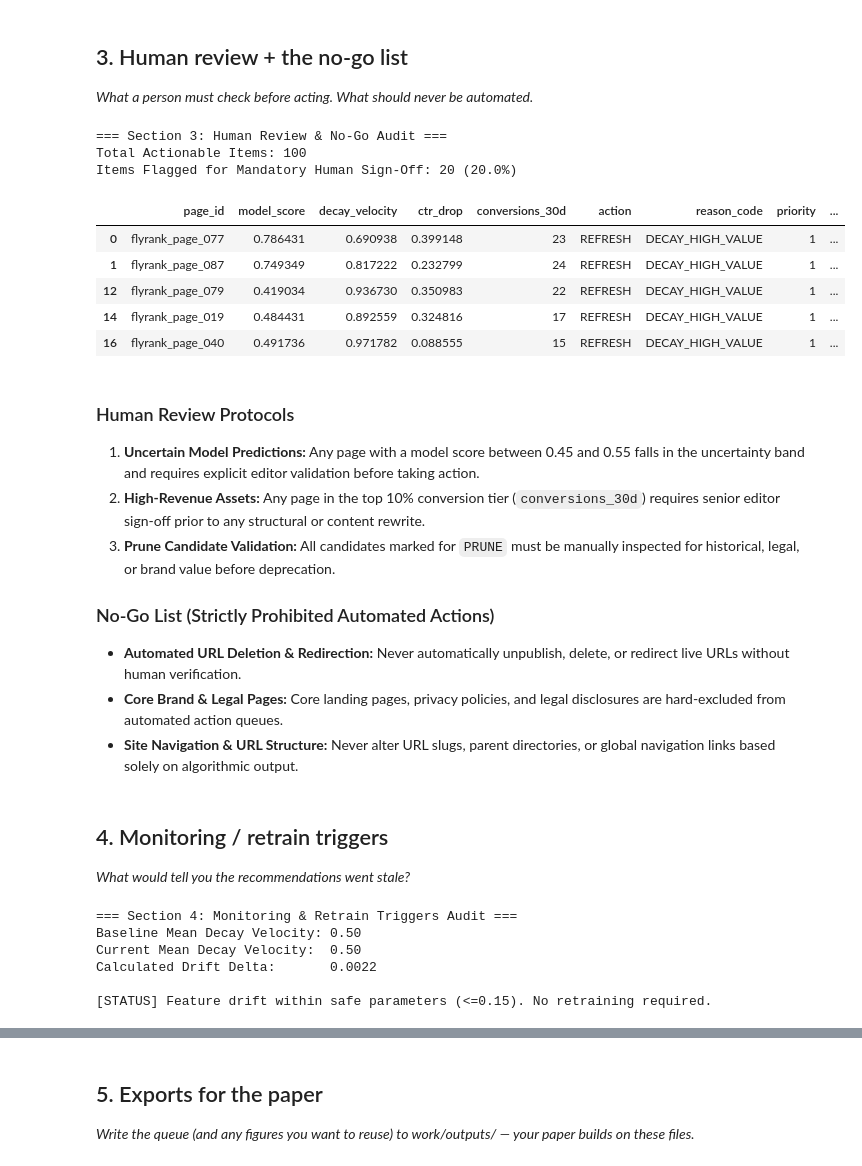
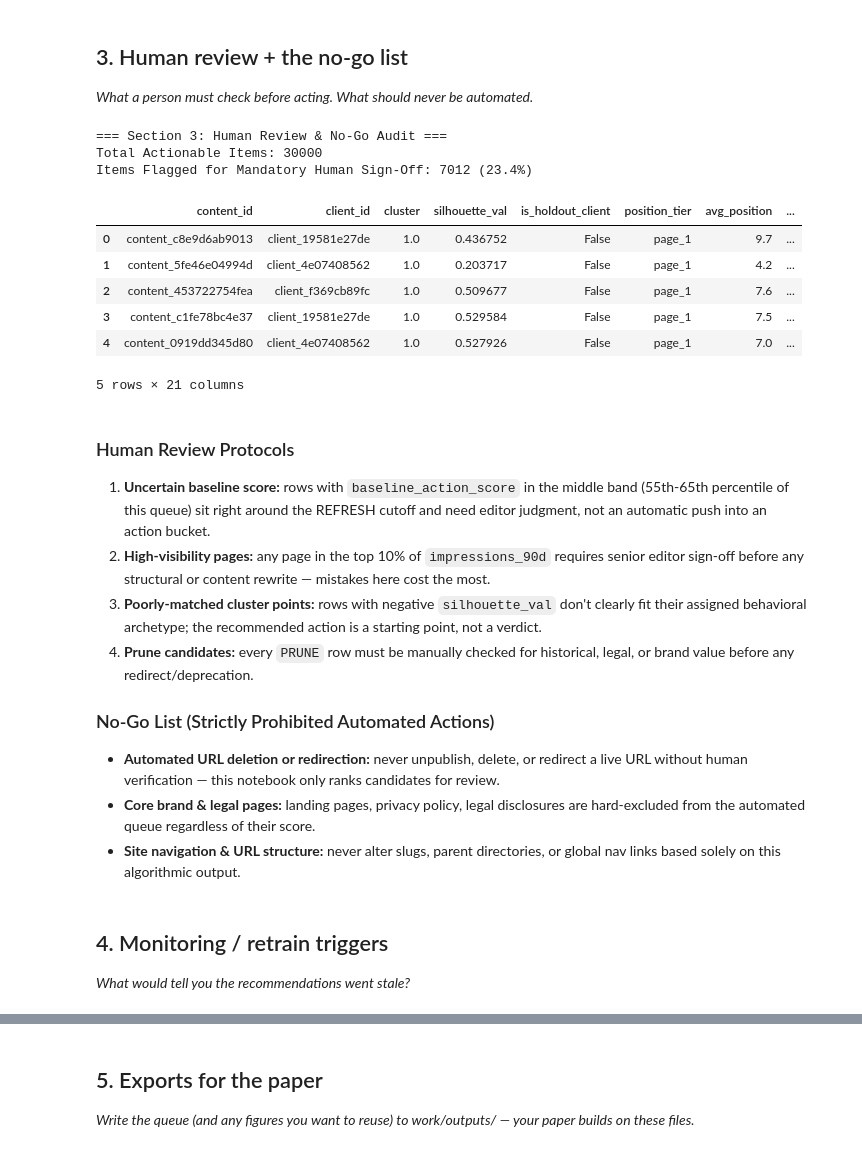
Before and after one commit to yumna-09/FlyRank-ML-Internship, a Jupyter notebook: work/notebooks/w07_action_playbook.ipynb, the cells around one changed output, grey strips where cells are left out. Drawn from its saved outputs; the diff is of its cells as text; code cells hidden in the pictures.

```diff
--- a/work/notebooks/w07_action_playbook.ipynb
+++ b/work/notebooks/w07_action_playbook.ipynb
@@ -131,63 +200,54 @@ This notebook serves as a non-production decision-support system designed for co
 # %%
 # This cell is for CODE (numbers, a query, a check).
 # Write your text answer in the cell ABOVE this one — typing sentences here breaks Run All.
-ranked_queue['requires_human_signoff'] = (
-    (ranked_queue['action'] == 'PRUNE') |
-    (ranked_queue['conversions_30d'] >= ranked_queue['conversions_30d'].quantile(0.90)) |
-    (ranked_queue['model_score'].between(0.45, 0.55))
+score_cut_lo = ranked_queue["baseline_action_score"].quantile(0.55)
+score_cut_hi = ranked_queue["baseline_action_score"].quantile(0.65)
+impressions_p90 = ranked_queue["impressions_90d"].quantile(0.90)
+
+ranked_queue["requires_human_signoff"] = (
+    (ranked_queue["action"] == "PRUNE")
+    | (ranked_queue["impressions_90d"] >= impressions_p90)
+    | (ranked_queue["baseline_action_score"].between(score_cut_lo, score_cut_hi))
+    | (ranked_queue["silhouette_val"] < 0)  # poorly-matched cluster point — model is least confident here
 )
 
-flagged_count = ranked_queue['requires_human_signoff'].sum()
+flagged_count = ranked_queue["requires_human_signoff"].sum()
 print("=== Section 3: Human Review & No-Go Audit ===")
 print(f"Total Actionable Items: {len(ranked_queue)}")
 print(f"Items Flagged for Mandatory Human Sign-Off: {flagged_count} ({flagged_count/len(ranked_queue)*100:.1f}%)")
 
-# Preview flagged items
-ranked_queue[ranked_queue['requires_human_signoff']].head(5)
+ranked_queue[ranked_queue["requires_human_signoff"]].head(5)
 # %% [output]
 === Section 3: Human Review & No-Go Audit ===
-Total Actionable Items: 100
-Items Flagged for Mandatory Human Sign-Off: 20 (20.0%)
+Total Actionable Items: 30000
+Items Flagged for Mandatory Human Sign-Off: 7012 (23.4%)
-|  | page_id | model_score | decay_velocity | ctr_drop | conversions_30d | action | reason_code | priority | ... |
-| 0 | flyrank_page_077 | 0.786431 | 0.690938 | 0.399148 | 23 | REFRESH | DECAY_HIGH_VALUE | 1 | ... |
-| 1 | flyrank_page_087 | 0.749349 | 0.817222 | 0.232799 | 24 | REFRESH | DECAY_HIGH_VALUE | 1 | ... |
-| 12 | flyrank_page_079 | 0.419034 | 0.936730 | 0.350983 | 22 | REFRESH | DECAY_HIGH_VALUE | 1 | ... |
-| 14 | flyrank_page_019 | 0.484431 | 0.892559 | 0.324816 | 17 | REFRESH | DECAY_HIGH_VALUE | 1 | ... |
-| 16 | flyrank_page_040 | 0.491736 | 0.971782 | 0.088555 | 15 | REFRESH | DECAY_HIGH_VALUE | 1 | ... |
+|  | content_id | client_id | cluster | silhouette_val | is_holdout_client | position_tier | avg_position | ... |
+| 0 | content_c8e9d6ab9013 | client_19581e27de | 1.0 | 0.436752 | False | page_1 | 9.7 | ... |
+| 1 | content_5fe46e04994d | client_4e07408562 | 1.0 | 0.203717 | False | page_1 | 4.2 | ... |
+| 2 | content_453722754fea | client_f369cb89fc | 1.0 | 0.509677 | False | page_1 | 7.6 | ... |
+| 3 | content_c1fe78bc4e37 | client_19581e27de | 1.0 | 0.529584 | False | page_1 | 7.5 | ... |
+| 4 | content_0919dd345d80 | client_4e07408562 | 1.0 | 0.527926 | False | page_1 | 7.0 | ... |
+5 rows × 21 columns
 # %% [markdown]
 ### Human Review Protocols
-1. **Uncertain Model Predictions:** Any page with a model score between 0.45 and 0.55 falls in the uncertainty band and requires explicit editor validation before taking action.
-2. **High-Revenue Assets:** Any page in the top 10% conversion tier (`conversions_30d`) requires senior editor sign-off prior to any structural or content rewrite.
-3. **Prune Candidate Validation:** All candidates marked for `PRUNE` must be manually inspected for historical, legal, or brand value before deprecation.
+1. **Uncertain baseline score:** rows with `baseline_action_score` in the middle band
+   (55th-65th percentile of this queue) sit right around the REFRESH cutoff and need editor
+   judgment, not an automatic push into an action bucket.
+2. **High-visibility pages:** any page in the top 10% of `impressions_90d` requires senior
+   editor sign-off before any structural or content rewrite — mistakes here cost the most.
+3. **Poorly-matched cluster points:** rows with negative `silhouette_val` don't clearly fit
+   their assigned behavioral archetype; the recommended action is a starting point, not a verdict.
+4. **Prune candidates:** every `PRUNE` row must be manually checked for historical, legal, or
+   brand value before any redirect/deprecation.
 
 ### No-Go List (Strictly Prohibited Automated Actions)
-- **Automated URL Deletion & Redirection:** Never automatically unpublish, delete, or redirect live URLs without human verification.
-- **Core Brand & Legal Pages:** Core landing pages, privacy policies, and legal disclosures are hard-excluded from automated action queues.
-- **Site Navigation & URL Structure:** Never alter URL slugs, parent directories, or global navigation links based solely on algorithmic output.
+- **Automated URL deletion or redirection:** never unpublish, delete, or redirect a live URL
+  without human verification — this notebook only ranks candidates for review.
+- **Core brand & legal pages:** landing pages, privacy policy, legal disclosures are hard-excluded
+  from the automated queue regardless of their score.
+- **Site navigation & URL structure:** never alter slugs, parent directories, or global nav
+  links based solely on this algorithmic output.
 # %% [markdown]
 ## 4. Monitoring / retrain triggers
 
 *What would tell you the recommendations went stale?*
-# %%
-# This cell is for CODE (numbers, a query, a check).
-# Write your text answer in the cell ABOVE this one — typing sentences here breaks Run All.
-baseline_decay_mean = 0.50
-current_decay_mean = ranked_queue['decay_velocity'].mean()
-drift_delta = abs(current_decay_mean - baseline_decay_mean)
-
-print("=== Section 4: Monitoring & Retrain Triggers Audit ===")
-print(f"Baseline Mean Decay Velocity: {baseline_decay_mean:.2f}")
-print(f"Current Mean Decay Velocity:  {current_decay_mean:.2f}")
-print(f"Calculated Drift Delta:       {drift_delta:.4f}")
-
-if drift_delta > 0.15:
-    print("\n[ALERT] Feature drift exceeds threshold (>0.15)! RETRAIN TRIGGER ACTIVATED.")
-else:
-    print("\n[STATUS] Feature drift within safe parameters (<=0.15). No retraining required.")
-# %% [output]
-=== Section 4: Monitoring & Retrain Triggers Audit ===
-Baseline Mean Decay Velocity: 0.50
-Current Mean Decay Velocity:  0.50
-Calculated Drift Delta:       0.0022
-
-[STATUS] Feature drift within safe parameters (<=0.15). No retraining required.
```
Also changed, not shown: parts of 13 cells of this notebook.
